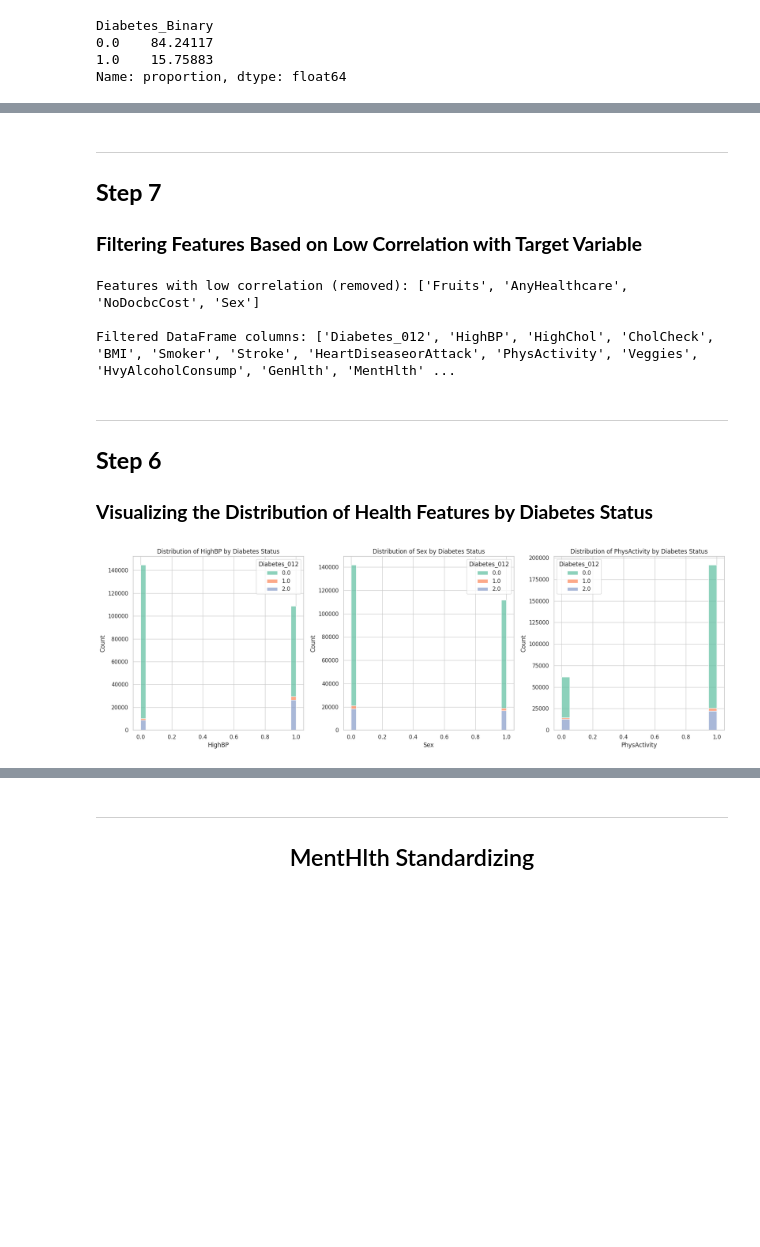
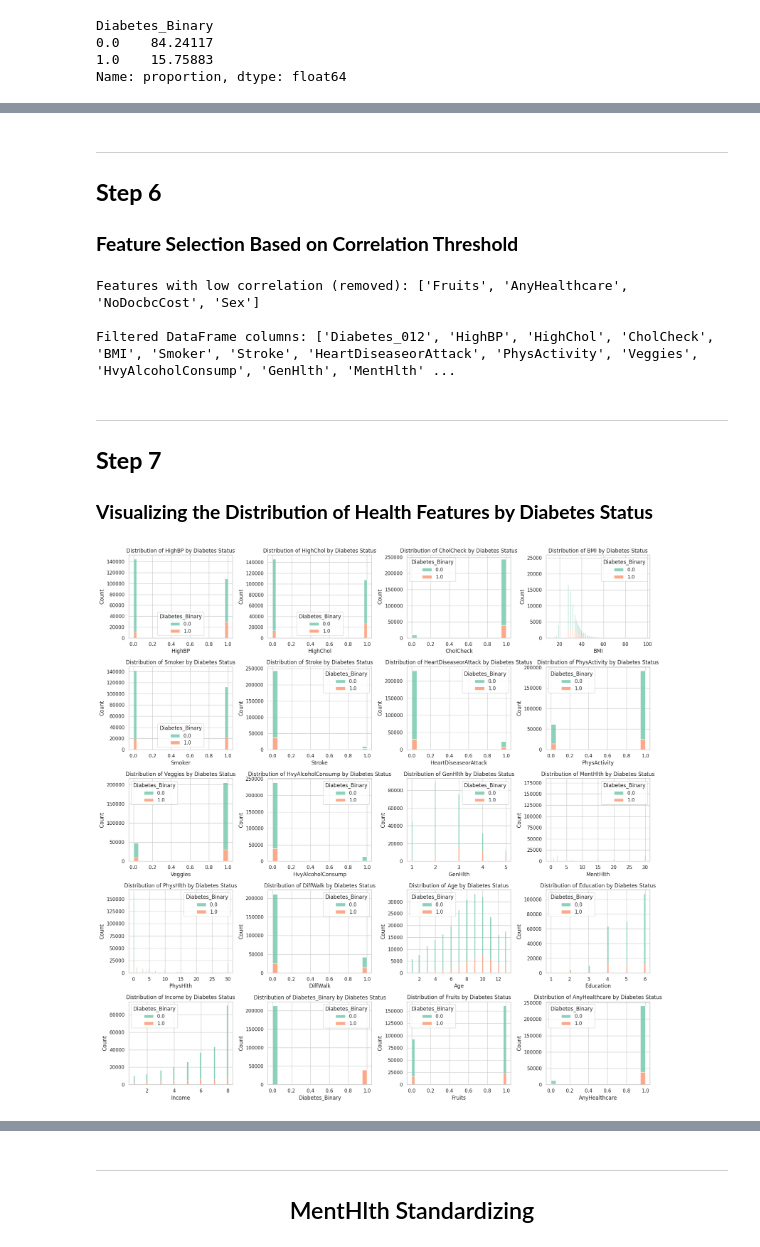
Before and after one commit to imsalione/Diabetes, a Jupyter notebook: diabetes.ipynb, the cells around one changed output, grey strips where cells are left out. Saved outputs shown, nothing was run; the diff lists cells and outputs as text; code cells hidden in the pictures; blank space fills up the shorter version.

```diff
--- a/diabetes.ipynb
+++ b/diabetes.ipynb
@@ -193,7 +194,7 @@ Name: Diabetes_012, dtype: float64
 # %% [markdown]
 ***
-## **Step 7**
-### **Filtering Features Based on Low Correlation with Target Variable**
+## **Step 6**
+### **Feature Selection Based on Correlation Threshold**
 # %%
 # Calculating the correlation with the target using Pearson correlation coefficient
 correlation_with_target = df.corr(method="pearson")["Diabetes_012"]
@@ -216,31 +217,31 @@ Features with low correlation (removed): ['Fruits', 'AnyHealthcare', 'NoDocbcCos
 Filtered DataFrame columns: ['Diabetes_012', 'HighBP', 'HighChol', 'CholCheck', 'BMI', 'Smoker', 'Stroke', 'HeartDiseaseorAttack', 'PhysActivity', 'Veggies', 'HvyAlcoholConsump', 'GenHlth', 'MentHlth' ...
 # %% [markdown]
 ***
-## **Step 6**
+## **Step 7**
 ### **Visualizing the Distribution of Health Features by Diabetes Status**
 # %%
 import matplotlib.pyplot as plt
 import seaborn as sns
 
 # Set up the plotting environment
 sns.set(style="whitegrid")
 
 # Define the features to be analyzed
-features = ['HighBP', 'Sex', 'PhysActivity']
+features = ['HighBP', 'HighChol', 'CholCheck', 'BMI', 'Smoker', 'Stroke', 'HeartDiseaseorAttack', 'PhysActivity', 'Veggies', 'HvyAlcoholConsump', 'GenHlth', 'MentHlth', 'PhysHlth', 'DiffWalk', 'Age', 'Education', 'Income', 'Diabetes_Binary', 'Fruits', 'AnyHealthcare']
 
 # Create a plot for each feature
-fig, axes = plt.subplots(nrows=1, ncols=3, figsize=(18, 6))
+fig, axes = plt.subplots(nrows=5, ncols=4, figsize=(18, 18))
 
 for i, feature in enumerate(features):
-    sns.histplot(data=df, x=feature, hue='Diabetes_012', multiple='stack', kde=False, palette="Set2", ax=axes[i])
-    axes[i].set_title(f"Distribution of {feature} by Diabetes Status")
-    axes[i].set_xlabel(f"{feature}")
-    axes[i].set_ylabel("Count")
+    sns.histplot(data=df, x=feature, hue='Diabetes_Binary', multiple='stack', kde=False, palette="Set2", ax=axes.flat[i])
+    axes.flat[i].set_title(f"Distribution of {feature} by Diabetes Status")
+    axes.flat[i].set_xlabel(f"{feature}")
+    axes.flat[i].set_ylabel("Count")
 
 plt.tight_layout()
 plt.show()
 # %% [output]
-[figure, old version]
+[figure, new version]
 # %% [markdown]
 ***
 ## **Step 7**
```
Also changed, not shown: parts of 43 cells of this notebook, 1 other file.
